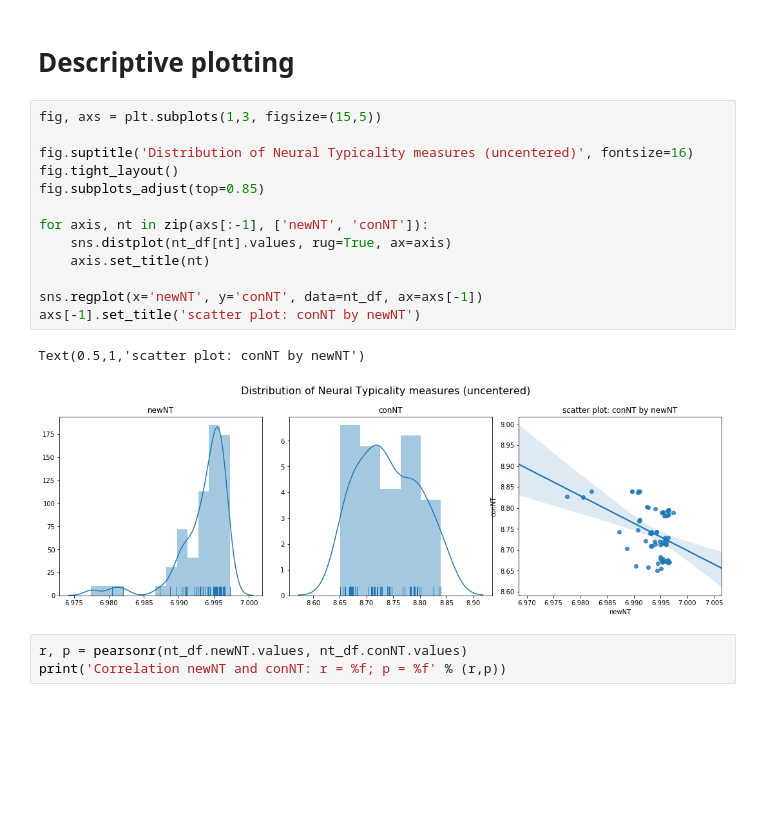
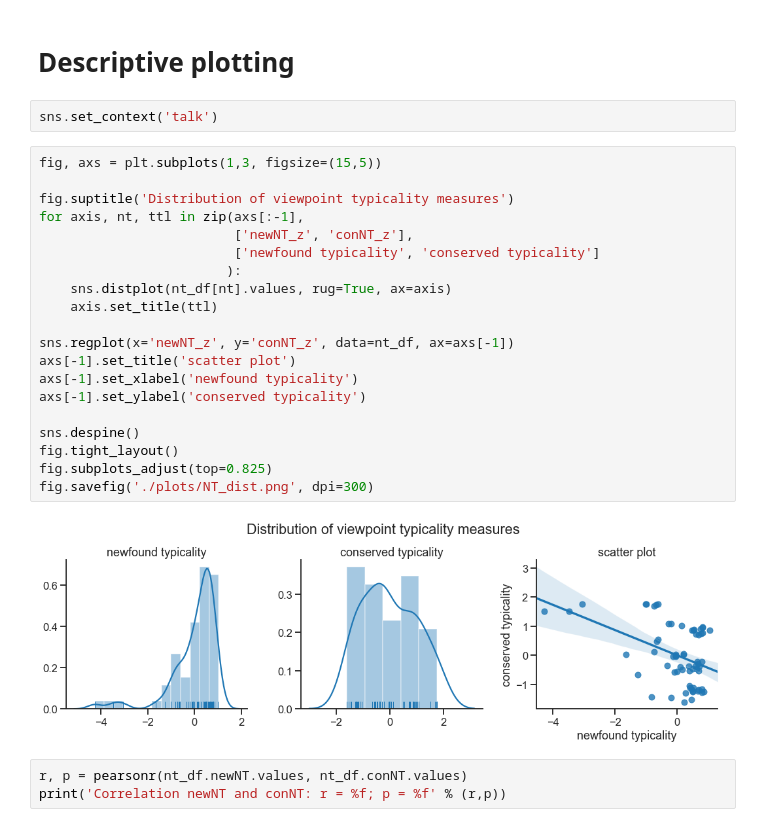
Before and after one commit to oliver-contier/ri_hmax, a Jupyter notebook: neural_typicality.ipynb, the cells around one changed output. Cells and saved outputs as stored; diff of their text form; blank space fills up the shorter version.

Commit message:
added some plots and saved them

```diff
--- a/neural_typicality.ipynb
+++ b/neural_typicality.ipynb
@@ -233,22 +233,30 @@ Save the resulting data frame as a pickle file
 pickle.dump(nt_df, open( "nt_df.p", "wb" ))
 # %% [markdown]
 # Descriptive plotting
+# %%
+sns.set_context('talk')
 # %%
 fig, axs = plt.subplots(1,3, figsize=(15,5))
 
-fig.suptitle('Distribution of Neural Typicality measures (uncentered)', fontsize=16)
+fig.suptitle('Distribution of viewpoint typicality measures')
+for axis, nt, ttl in zip(axs[:-1],
+                         ['newNT_z', 'conNT_z'],
+                         ['newfound typicality', 'conserved typicality']
+                        ):
+    sns.distplot(nt_df[nt].values, rug=True, ax=axis)
+    axis.set_title(ttl)
+
+sns.regplot(x='newNT_z', y='conNT_z', data=nt_df, ax=axs[-1])
+axs[-1].set_title('scatter plot')
+axs[-1].set_xlabel('newfound typicality')
+axs[-1].set_ylabel('conserved typicality')
+
+sns.despine()
 fig.tight_layout()
-fig.subplots_adjust(top=0.85)
-
-for axis, nt in zip(axs[:-1], ['newNT', 'conNT']):
-    sns.distplot(nt_df[nt].values, rug=True, ax=axis)
-    axis.set_title(nt)
-
-sns.regplot(x='newNT', y='conNT', data=nt_df, ax=axs[-1])
-axs[-1].set_title('scatter plot: conNT by newNT')
+fig.subplots_adjust(top=0.825)
+fig.savefig('./plots/NT_dist.png', dpi=300)
 # %% [output]
-Text(0.5,1,'scatter plot: conNT by newNT')
-[figure, old version]
+[figure, new version]
 # %%
 r, p = pearsonr(nt_df.newNT.values, nt_df.conNT.values)
 print('Correlation newNT and conNT: r = %f; p = %f' % (r,p))
```
Also changed, not shown: parts of 1 cell of this notebook, 3 other files.
